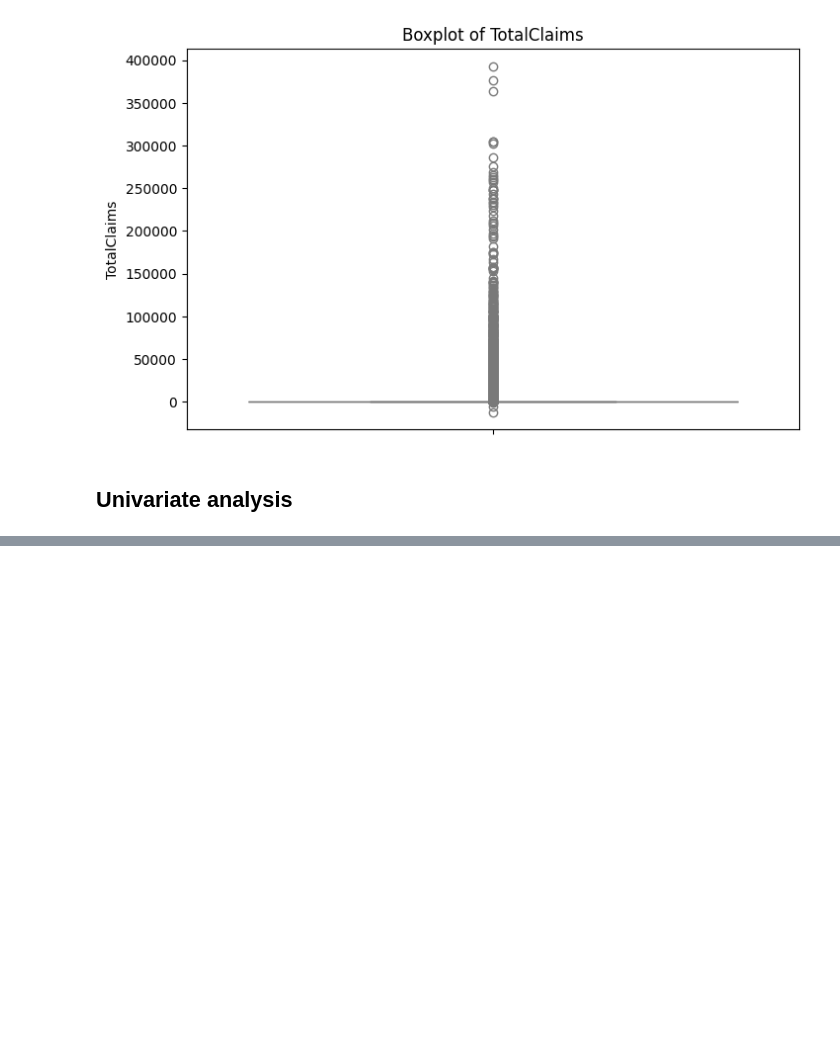
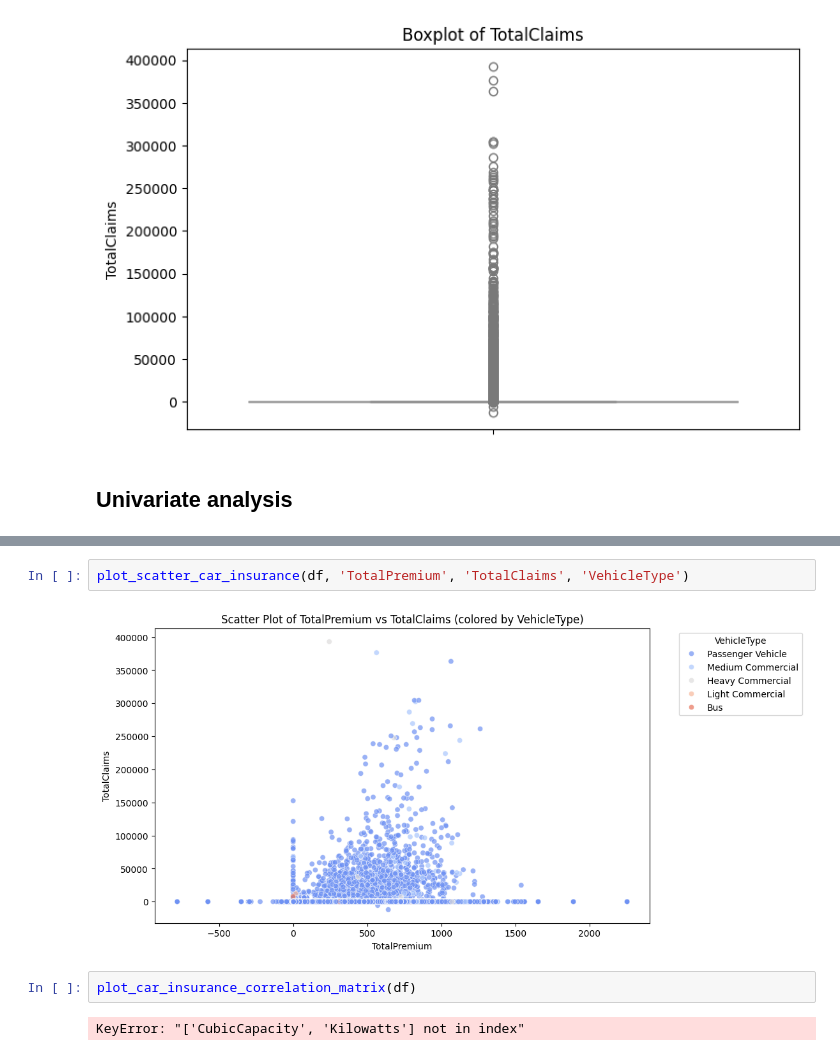
Before and after one commit to beza328/AlphaCare-Insurance-Solutions, a Jupyter notebook: notebooks/EDA.ipynb, the cells around one changed output, grey strips where cells are left out. Cells and saved outputs as stored; diff of their text form; blank space fills up the shorter version.

```diff
--- a/notebooks/EDA.ipynb
+++ b/notebooks/EDA.ipynb
@@ -260,0 +285,8 @@ Plotting Bar Charts for Categorical Variables:
+# %%
+plot_scatter_car_insurance(df, 'TotalPremium', 'TotalClaims', 'VehicleType')
+# %% [output]
+[figure, added]
+# %%
+plot_car_insurance_correlation_matrix(df)
+# %% [output]
+KeyError: "['CubicCapacity', 'Kilowatts'] not in index"
```
Also changed, not shown: parts of 4 cells of this notebook, 1 other file.
